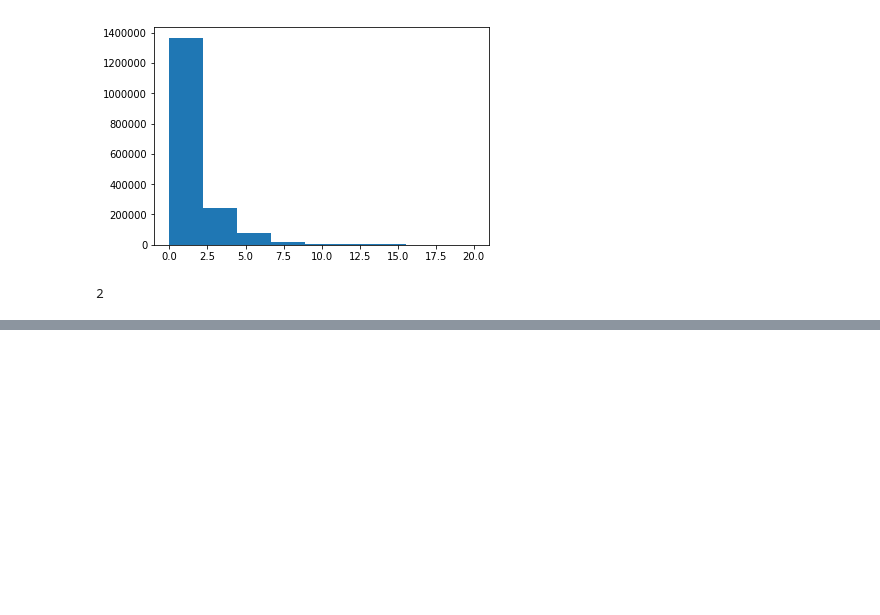
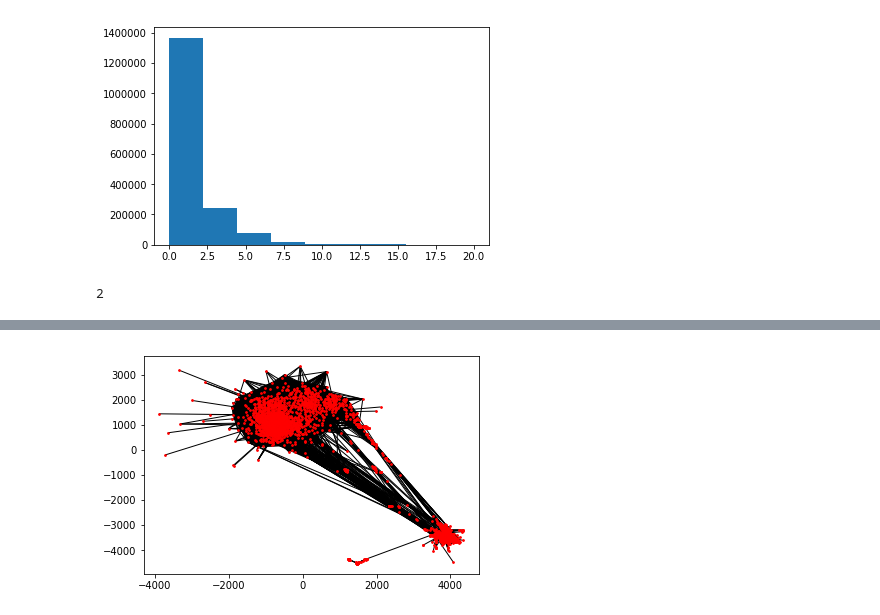
Before and after one commit to carlomarxdk/twitter, a Jupyter notebook: parsing_large_whole_csv_and_reply_network.ipynb, the cells around one changed output, grey strips where cells are left out. Saved outputs shown, nothing was run; the diff lists cells and outputs as text; code cells hidden in the pictures; blank space fills up the shorter version.

```diff
--- a/parsing_large_whole_csv_and_reply_network.ipynb
+++ b/parsing_large_whole_csv_and_reply_network.ipynb
@@ -221,0 +277,5 @@ nx.draw(sG, pos =  nx.spring_layout(sG), node_size = 3)
+# %%
+nx.draw_networkx(comp_G[0], positions, cmap=plt.get_cmap('jet'), node_size=3, with_labels=False)
+plt.show()
+# %% [output]
+[figure, added]
```
Also changed, not shown: parts of 22 cells of this notebook, 1 other file.
